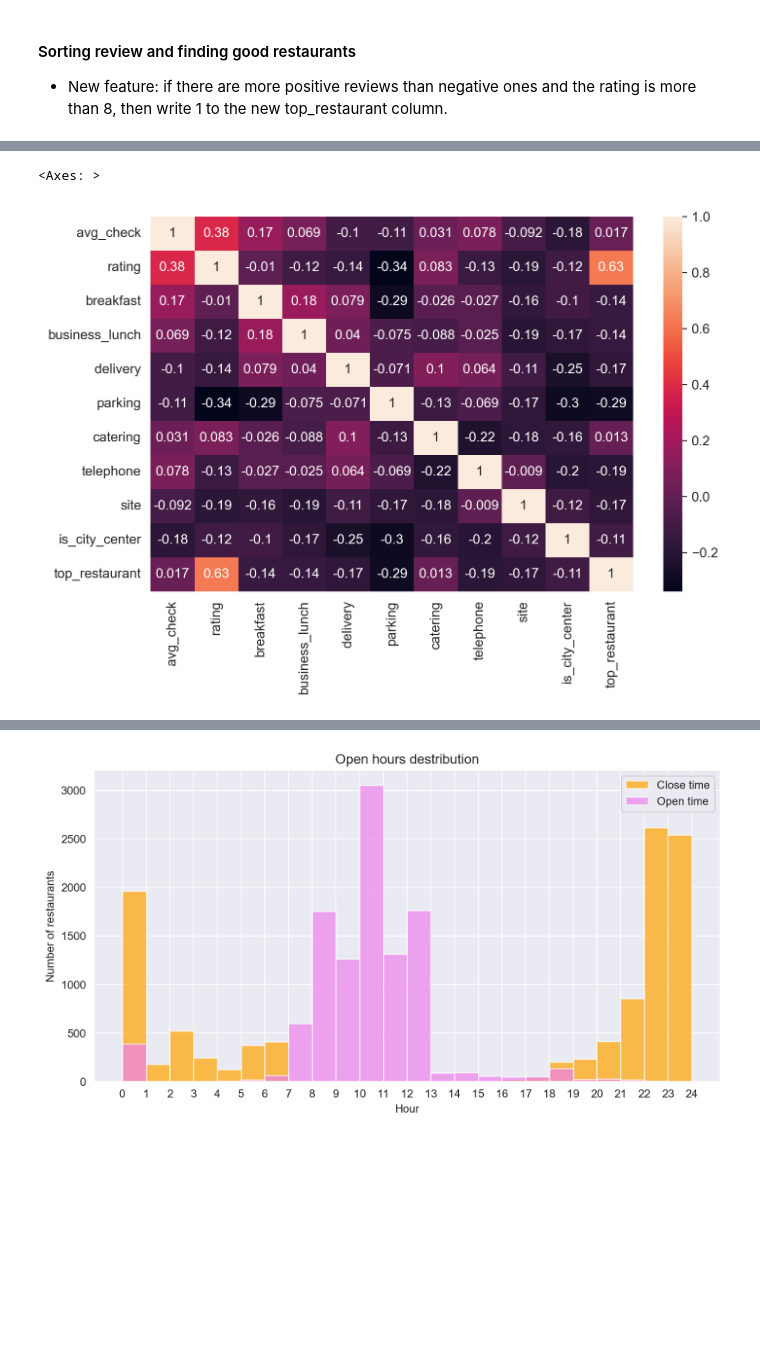
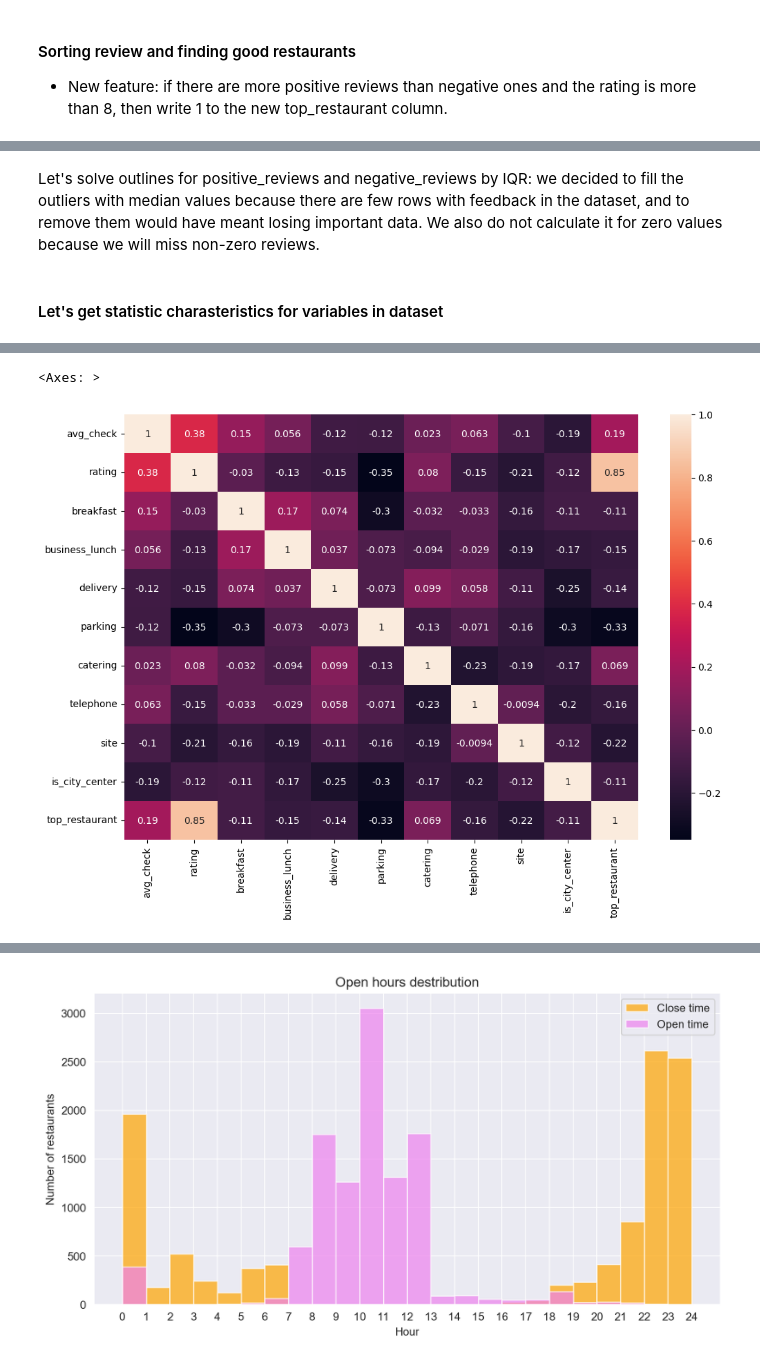
Before and after one commit to DmitrySavinskikh/analysis-project, a Jupyter notebook: afisha_analysis.ipynb, the cells around one changed output, grey strips where cells are left out. Cells and saved outputs as stored; diff of their text form; code cells hidden in the pictures; blank space fills up the shorter version.

```diff
--- a/afisha_analysis.ipynb
+++ b/afisha_analysis.ipynb
@@ -104,11 +107,11 @@ options = webdriver.ChromeOptions()
 options.add_argument('--headless')
 driver = webdriver.Chrome(options=options)
 
-with open('resto_links.csv', 'w', encoding='utf-8-sig', newline='') as d:
+with open('big_data1.csv', 'w', encoding='utf-8-sig', newline='') as d:
     file_writer =  csv.writer(d, delimiter = ";")
     file_writer.writerow(["title", "rating", "address", "metro", "avg_check", "breakfast", "business_lunch", "delivery", "parking", "catering", "banquets", "telephone", "site", "restaurant_type", "open_hours", "positive_reviews", "negative_reviews"])
 
-with open('for_vera_2.csv','r') as f:
+with open('resto_links.csv','r') as f:
     all_links = f.readlines()
 
 # parsing data with progress bar and remaining time
@@ -423,7 +427,7 @@ def sorting_review(
     ran = data_frame['rating'].values
 
     for i in range(len(pos)):
-        if (pos[i]>=neg[i]) and ran[i]>=8:
+        if (pos[i]>=neg[i]) and ran[i]>=7:
             top_rest += [1]
         else:
             top_rest += [0]
@@ -443,3 +488,33 @@ df.head()
+# %% [markdown]
+Let's solve outlines for positive_reviews and negative_reviews by IQR: we decided to fill the outliers with median values because there are few rows with feedback in the dataset, and to remove them would have meant losing important data. We also do not calculate it for zero values because we will miss non-zero reviews.
+# %%
+# Determine the boundaries for positive reviews
+# Calculate IQR only for non-zero values of positive reviews
+non_zero_pos = df[df['positive_reviews'] > 0]['positive_reviews']
+Q1_pos = non_zero_pos.quantile(0.25)
+Q3_pos = non_zero_pos.quantile(0.75)
+IQR_pos = Q3_pos - Q1_pos
+lower_bound_pos = Q1_pos - 1.5 * IQR_pos
+upper_bound_pos = Q3_pos + 1.5 * IQR_pos
+
+# Calculate IQR only for non-zero values of negative reviews
+non_zero_neg = df[df['negative_reviews'] > 0]['negative_reviews']
+Q1_neg = non_zero_neg.quantile(0.25)
+Q3_neg = non_zero_neg.quantile(0.75)
+IQR_neg = Q3_neg - Q1_neg
+lower_bound_neg = Q1_neg - 1.5 * IQR_neg
+upper_bound_neg = Q3_neg + 1.5 * IQR_neg
+
+# Remove rows with outliers
+df['positive_reviews'] = df['positive_reviews'].apply(
+    lambda x: median_pos if x < lower_bound_pos or x > upper_bound_pos else x
+)
+
+df['negative_reviews'] = df['negative_reviews'].apply(
+    lambda x: median_neg if x < lower_bound_neg or x > upper_bound_neg else x
+)
+# %% [markdown]
+#### Let's get statistic charasteristics for variables in dataset
 # %%
 df.describe()
 # %% [output]
@@ -454,11 +529,19 @@ df.describe()
 | max | 9.200000 | 4.000000 | 1.000000 | 1.000000 | 1.000000 | 1.000000 | 1.000000 | 1.000000 | 1.000000 | ... |
 # %%
 #график корреляции числовых величин
+metros = list(df['metro'].values)
+metro_1=[]
+for i in metros:
+    metro_1 += [i[2:len(i)-2].split("', '")]
+df['metro_new'] = metro_1
+
+dg = df.explode('metro_new')
 
 d_cor = dg[['avg_check','rating' , 'breakfast', 'business_lunch', 'delivery', 'parking', 'catering','telephone', 'site', 'is_city_center','top_restaurant']].corr()
+plt.figure(figsize=(12, 8))
 sns.heatmap(d_cor.corr(), annot = True)
 # %% [output]
 <Axes: >
-[figure, old version]
+[figure, new version]
 # %%
 def plot_pie_charts(df, column, titles):
```
Also changed, not shown: parts of 17 cells of this notebook.
